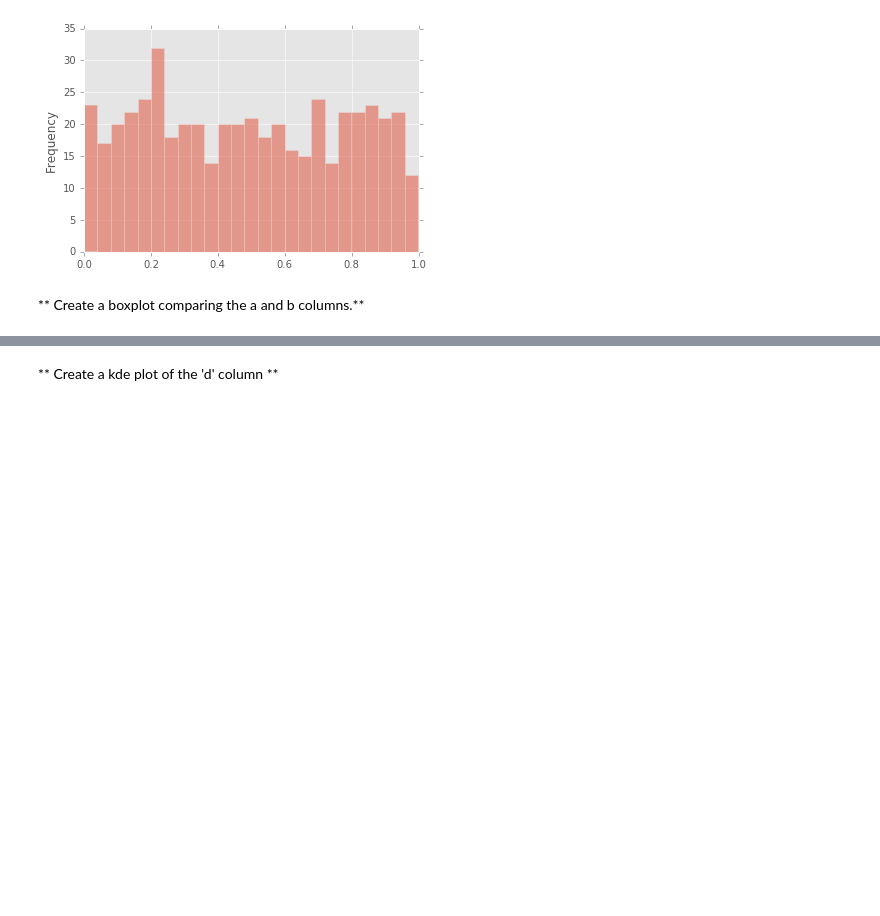
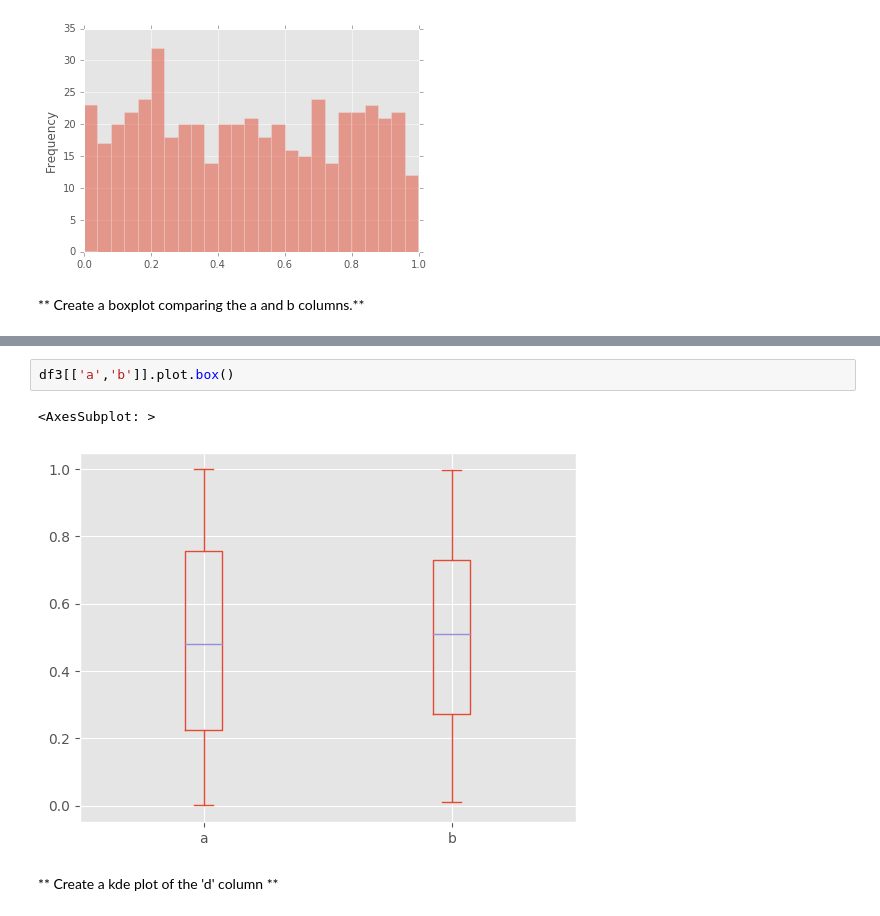
Before and after one commit to Arjob-Das/Machine-Learning-Basics, a Jupyter notebook: 03-pandas/pandas-data-visualization/02-Pandas Data Visualization Exercise.ipynb, the cells around one changed output, grey strips where cells are left out. Saved outputs shown, nothing was run; the diff lists cells and outputs as text; blank space fills up the shorter version.

```diff
--- a/03-pandas/pandas-data-visualization/02-Pandas Data Visualization Exercise.ipynb
+++ b/03-pandas/pandas-data-visualization/02-Pandas Data Visualization Exercise.ipynb
@@ -66,2 +69,7 @@ df3.plot.scatter(x='b',y='a',c='red',s=50)
+# %%
+df3[['a','b']].plot.box()
+# %% [output]
+<AxesSubplot: >
+[figure, added]
 # %% [markdown]
 ** Create a kde plot of the 'd' column **
```
Also changed, not shown: parts of 13 cells of this notebook.
